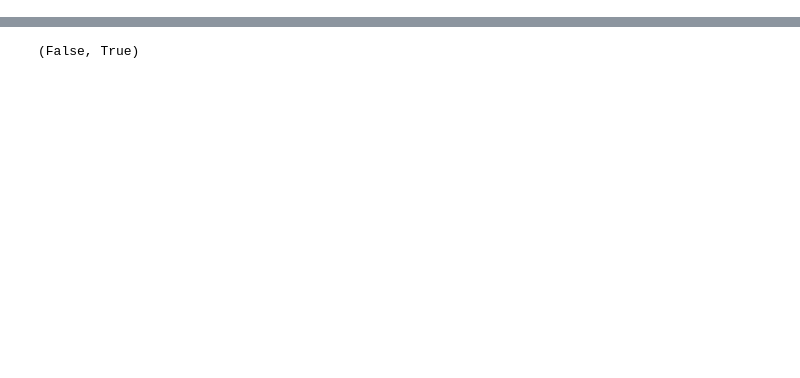
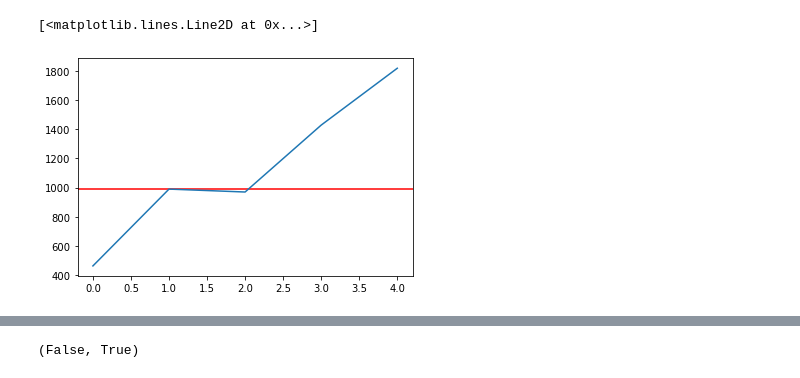
Before and after one commit to mulac/chess-vision, a Jupyter notebook: depth.ipynb, the cells around one changed output, grey strips where cells are left out. Drawn from its saved outputs; the diff is of its cells as text; code cells hidden in the pictures; blank space fills up the shorter version.

```diff
--- a/depth.ipynb
+++ b/depth.ipynb
@@ -59,0 +68,6 @@ for i, square in enumerate(get_squares(board(depth))):
+# %%
+def heights(board, margin=20):
+    for square in get_squares(board):
+        square = square[margin:-margin,margin:-margin].flatten()
+        if height := np.sum(square * (square < 255)):
+            yield height
@@ -72,0 +108,6 @@ jnb.inner_breaks_
+# %%
+plt.axhline(jnb.inner_breaks_[0], color="red")
+plt.plot(sums)
+# %% [output]
+[<matplotlib.lines.Line2D at 0x...>]
+[figure, added]
```
Also changed, not shown: parts of 25 cells of this notebook, 2 other files.
